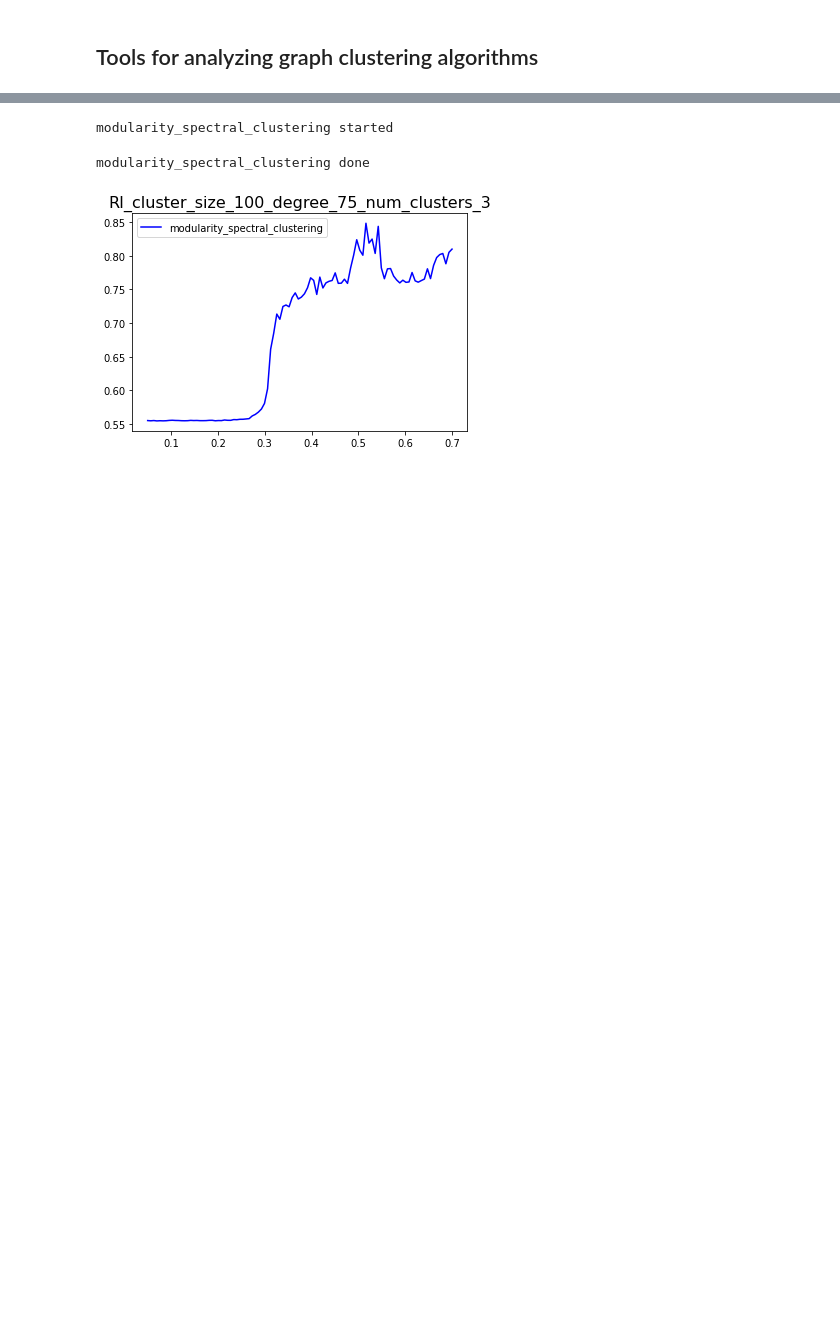
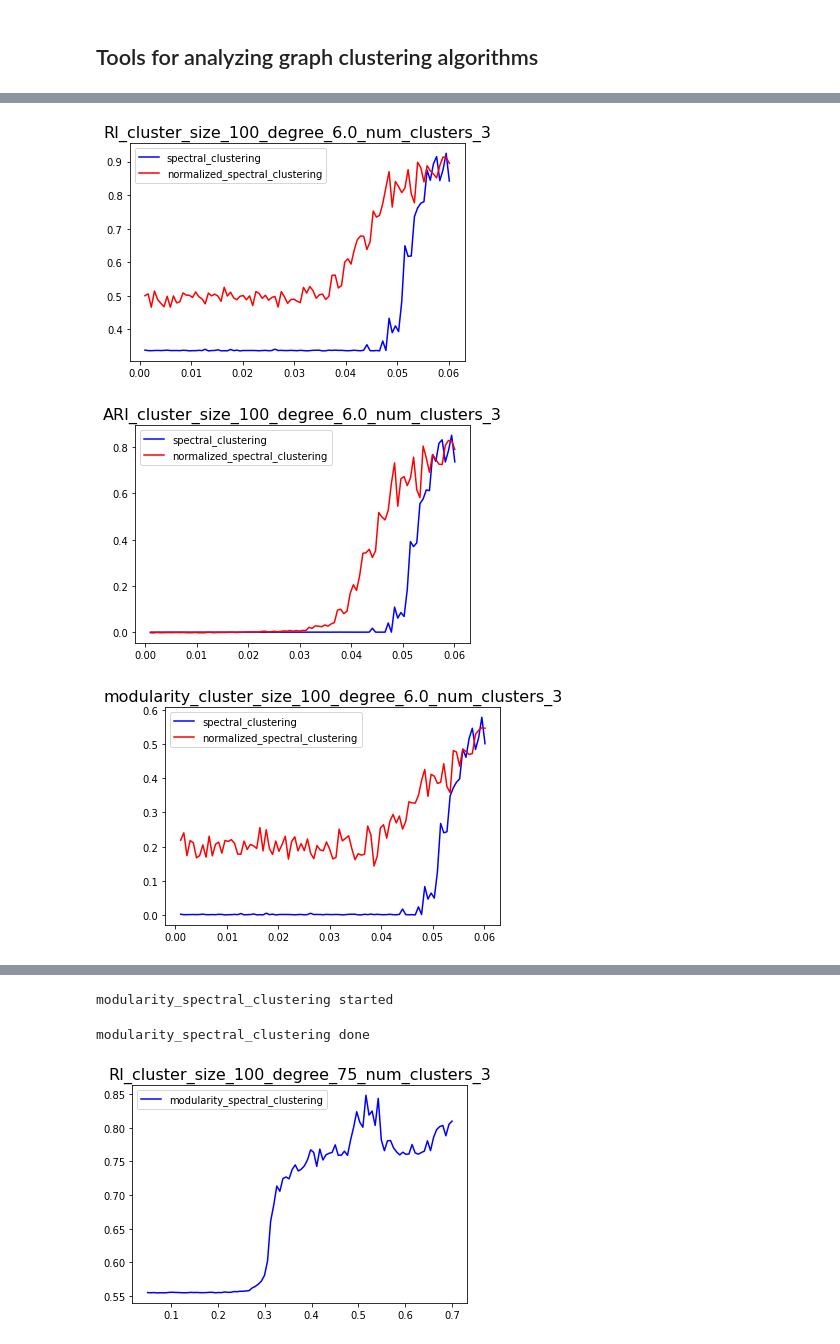
Before and after one commit to orrrrtem/Clustering-research, a Jupyter notebook: Clustering_analysis.ipynb, the cells around one changed output, grey strips where cells are left out. Drawn from its saved outputs; the diff is of its cells as text; code cells hidden in the pictures; blank space fills up the shorter version.

```diff
--- a/Clustering_analysis.ipynb
+++ b/Clustering_analysis.ipynb
@@ -392,0 +614,6 @@ def compare_algorithms(algos = [spectral_clustering, normalized_spectral_cluster
+# %%
+plot_algorithms_comparison(algos=[spectral_clustering, normalized_spectral_clustering], num_clusters=3, cluster_size=100, degree=6.0)
+# %% [output]
+[figure, added]
+[figure, added]
+[figure, added]
```
Also changed, not shown: parts of 97 cells of this notebook.
